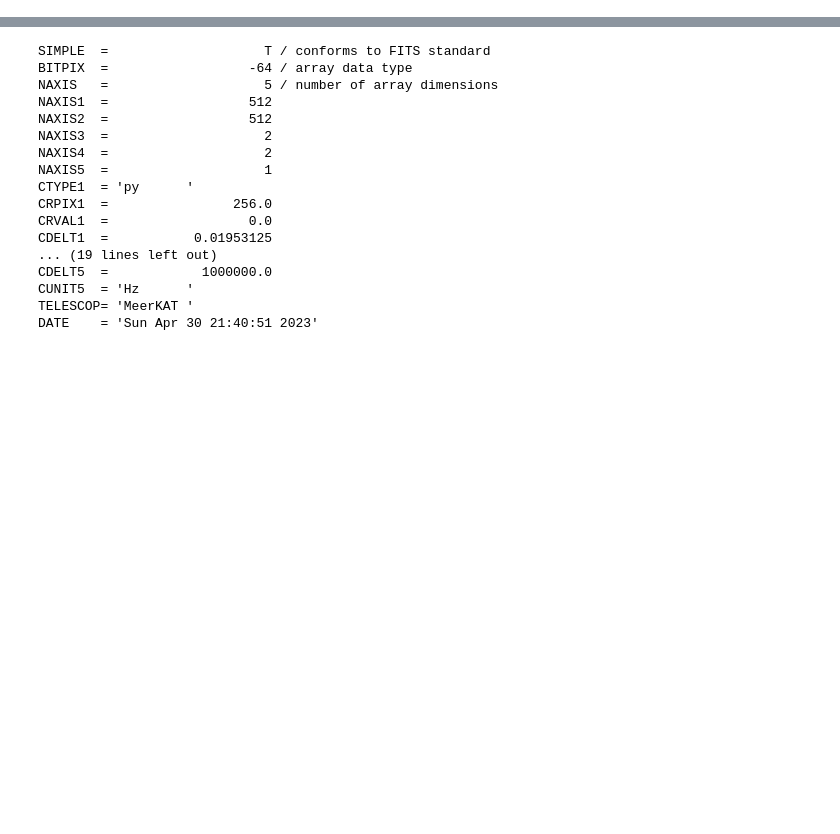
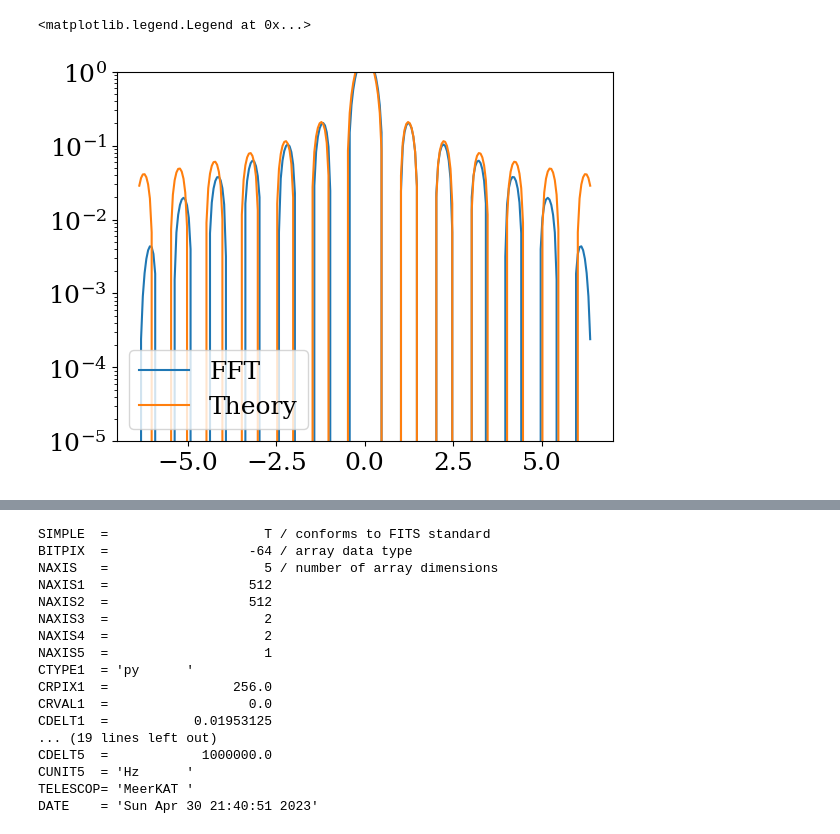
Before and after one commit to chrisfinlay/tab_opt, a Jupyter notebook: notebooks/Primary_Beam_Investigation.ipynb, the cells around one changed output, grey strips where cells are left out. Cells and saved outputs as stored; diff of their text form; code cells hidden in the pictures; blank space fills up the shorter version.

```diff
--- a/notebooks/Primary_Beam_Investigation.ipynb
+++ b/notebooks/Primary_Beam_Investigation.ipynb
@@ -5,0 +53,9 @@ import matplotlib.pyplot as plt
+# %%
+plt.plot(k, Y.real, label='FFT')
+plt.plot(k, Y_.real, label='Theory')
+plt.semilogy()
+plt.ylim(1e-5, 1)
+plt.legend()
+# %% [output]
+<matplotlib.legend.Legend at 0x...>
+[figure, added]
```
Also changed, not shown: parts of 39 cells of this notebook, 19 other files.
